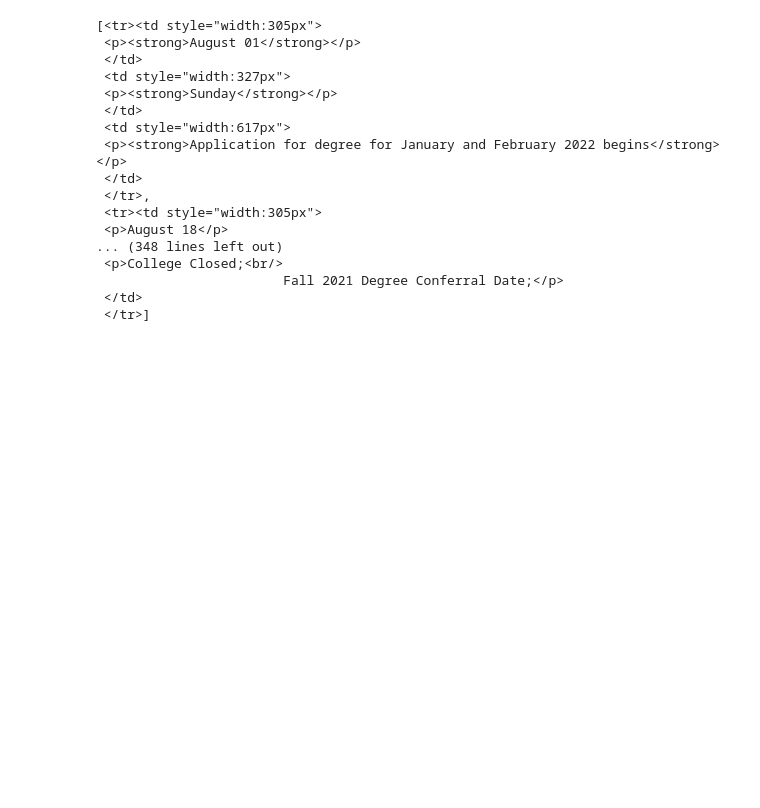
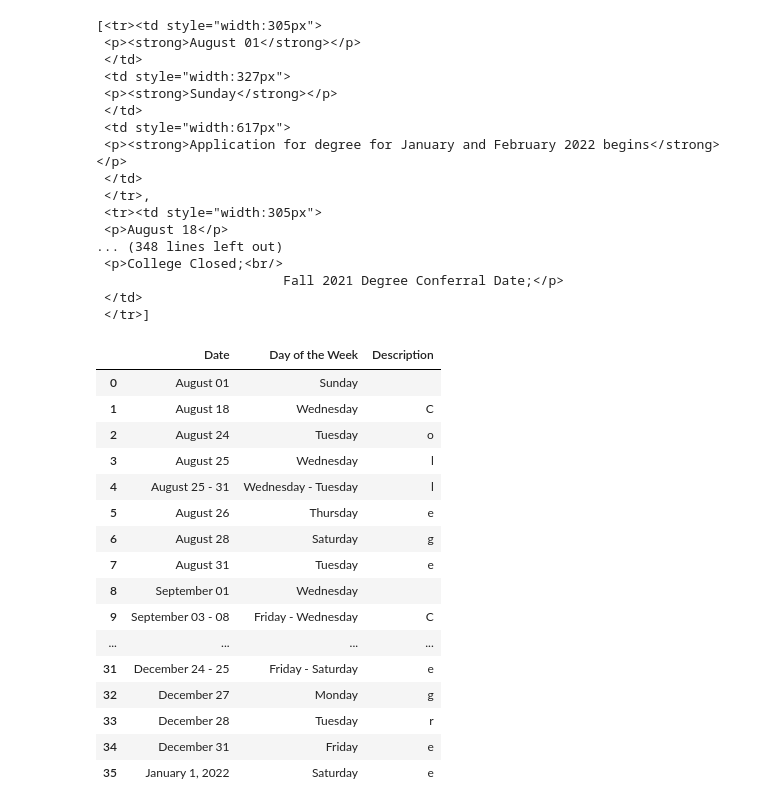
Before and after one commit to SeunGansallo/Webscraping-repo, a Jupyter notebook: calender.ipynb, the cells around one changed output. Drawn from its saved outputs; the diff is of its cells as text; code cells hidden in the pictures; blank space fills up the shorter version.

```diff
--- a/calender.ipynb
+++ b/calender.ipynb
@@ -77,3 +77,22 @@ notes=[explanation.strip() for explanation in explanation]
 # %%
 #Load in pandas df
 result=pd.DataFrame(list(zip(dates_calender, day_of_week, notes)), columns=['Date', 'Day of the Week', 'Description'])
+result
+# %% [output]
+|  | Date | Day of the Week | Description |
+| 0 | August 01 | Sunday |  |
+| 1 | August 18 | Wednesday | C |
+| 2 | August 24 | Tuesday | o |
+| 3 | August 25 | Wednesday | l |
+| 4 | August 25 - 31 | Wednesday - Tuesday | l |
+| 5 | August 26 | Thursday | e |
+| 6 | August 28 | Saturday | g |
+| 7 | August 31 | Tuesday | e |
+| 8 | September 01 | Wednesday |  |
+| 9 | September 03 - 08 | Friday - Wednesday | C |
+| ... | ... | ... | ... |
+| 31 | December 24 - 25 | Friday - Saturday | e |
+| 32 | December 27 | Monday | g |
+| 33 | December 28 | Tuesday | r |
+| 34 | December 31 | Friday | e |
+| 35 | January 1, 2022 | Saturday | e |
```
